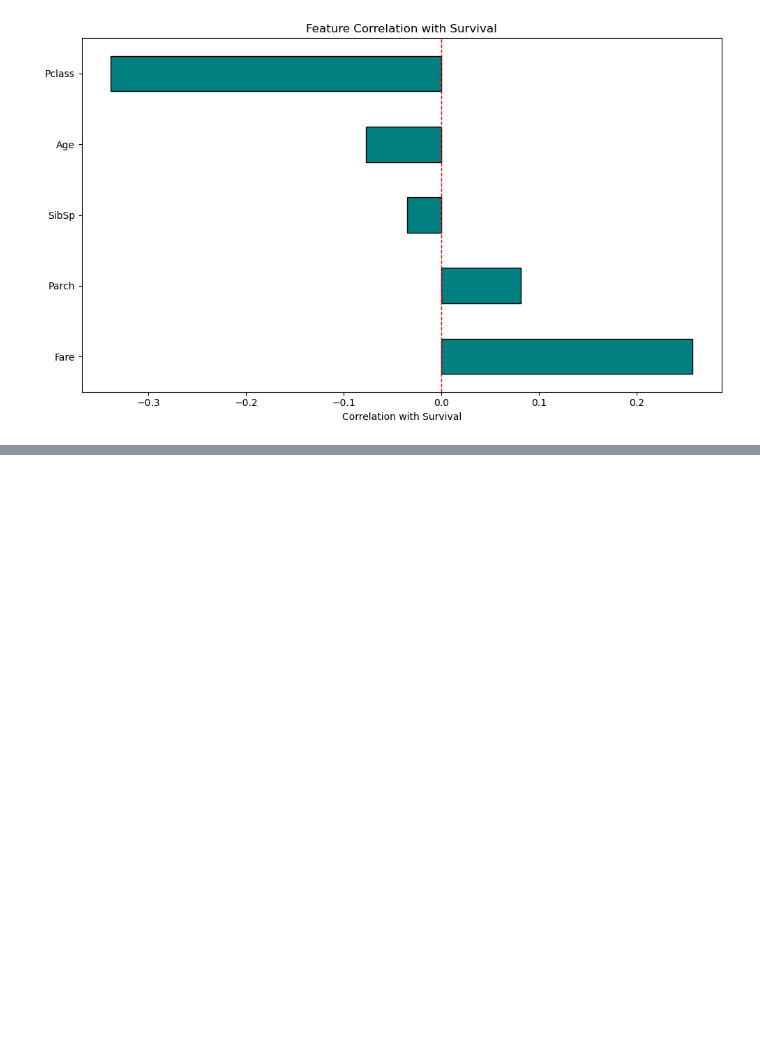
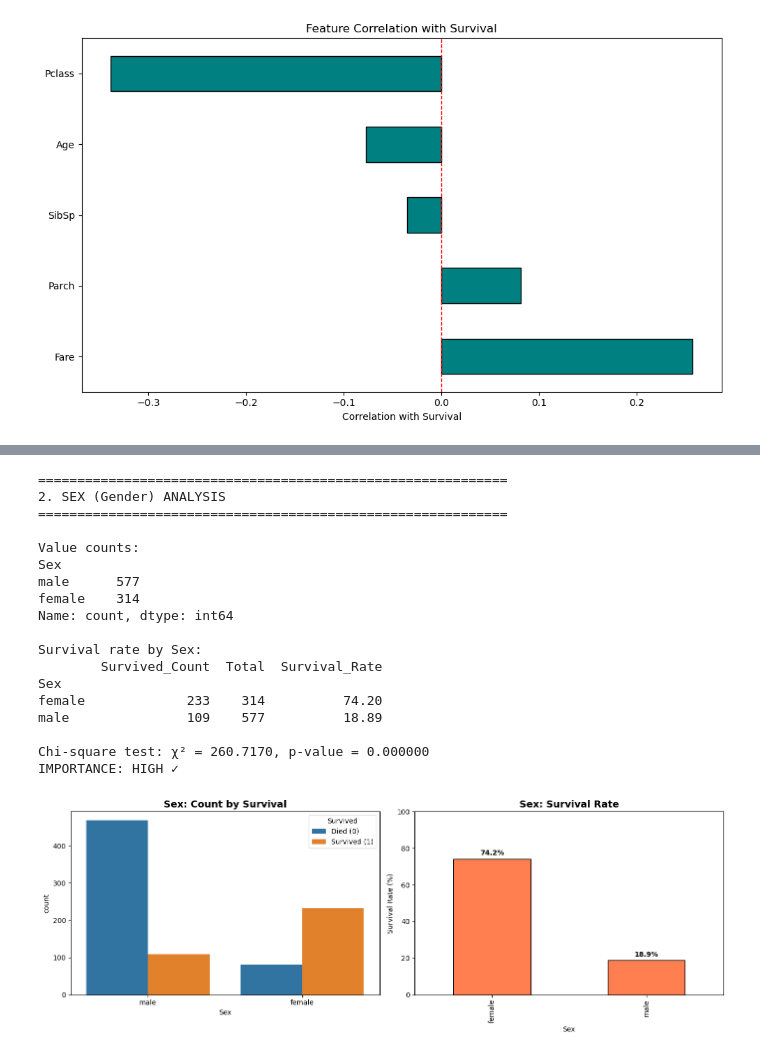
Before and after one commit to codedbydumi/kaggle-playground, a Jupyter notebook: Titanic Project/Untitled.ipynb, the cells around one changed output, grey strips where cells are left out. Cells and saved outputs as stored; diff of their text form; code cells hidden in the pictures; blank space fills up the shorter version.

```diff
--- a/Titanic Project/Untitled.ipynb
+++ b/Titanic Project/Untitled.ipynb
@@ -317,0 +419,62 @@ FEATURE IMPORTANCE SUMMARY
+# %%
+# ------------------------------------------------------------
+# 2. SEX (Gender) - CATEGORICAL
+# ------------------------------------------------------------
+print("\n" + "="*60)
+print("2. SEX (Gender) ANALYSIS")
+print("="*60)
+
+# Basic info
+print("\nValue counts:")
+print(df['Sex'].value_counts())
+
+# Survival rate by Sex
+print("\nSurvival rate by Sex:")
+survival_sex = df.groupby('Sex')['Survived'].agg(['sum', 'count', 'mean'])
+survival_sex.columns = ['Survived_Count', 'Total', 'Survival_Rate']
+survival_sex['Survival_Rate'] = (survival_sex['Survival_Rate'] * 100).round(2)
+print(survival_sex)
+
+# Statistical test
+chi2, p_value, dof, expected = stats.chi2_contingency(
+    pd.crosstab(df['Sex'], df['Survived'])
+)
+print(f"\nChi-square test: χ² = {chi2:.4f}, p-value = {p_value:.6f}")
+print(f"IMPORTANCE: {'HIGH ✓' if p_value < 0.05 else 'LOW ✗'}")
+
+# Visualization
+fig, axes = plt.subplots(1, 2, figsize=(14, 5))
+
+sns.countplot(data=df, x='Sex', hue='Survived', ax=axes[0])
+axes[0].set_title('Sex: Count by Survival', fontsize=14, fontweight='bold')
+axes[0].legend(title='Survived', labels=['Died (0)', 'Survived (1)'])
+
+survival_sex['Survival_Rate'].plot(kind='bar', ax=axes[1], color='coral', edgecolor='black')
+axes[1].set_title('Sex: Survival Rate', fontsize=14, fontweight='bold')
+axes[1].set_ylabel('Survival Rate (%)')
+axes[1].set_ylim([0, 100])
+for i, v in enumerate(survival_sex['Survival_Rate']):
+    axes[1].text(i, v + 2, f'{v:.1f}%', ha='center', fontweight='bold')
+
+plt.tight_layout()
+plt.show()
+# %% [output]
+============================================================
+2. SEX (Gender) ANALYSIS
+============================================================
+
+Value counts:
+Sex
+male      577
+female    314
+Name: count, dtype: int64
+
+Survival rate by Sex:
+        Survived_Count  Total  Survival_Rate
+Sex
+female             233    314          74.20
+male               109    577          18.89
+
+Chi-square test: χ² = 260.7170, p-value = 0.000000
+IMPORTANCE: HIGH ✓
+[figure, added]
```
Also changed, not shown: parts of 9 cells of this notebook.
